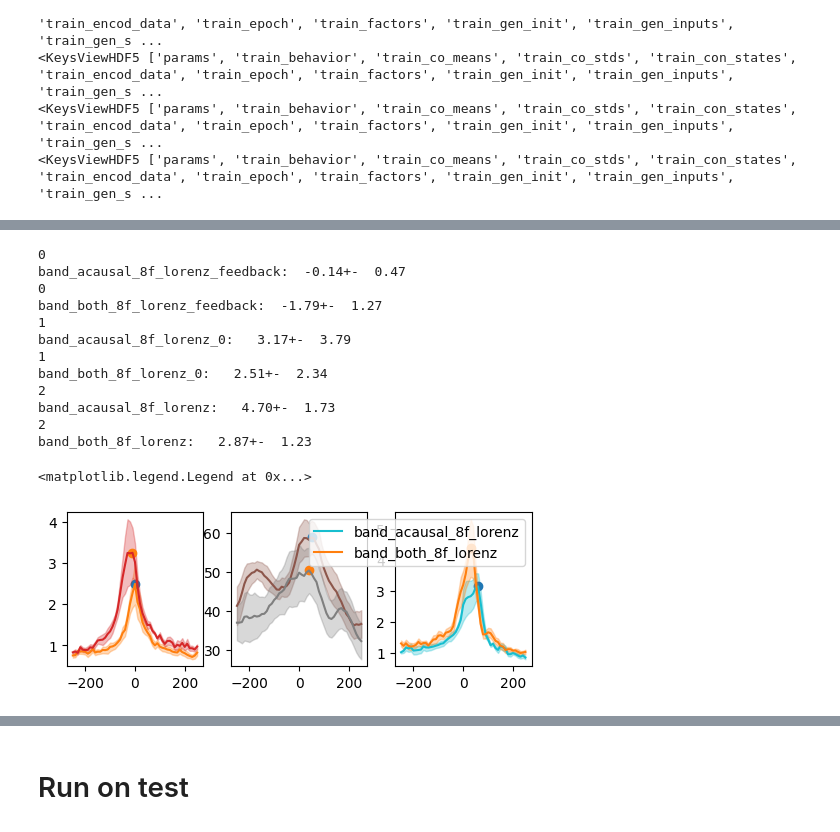
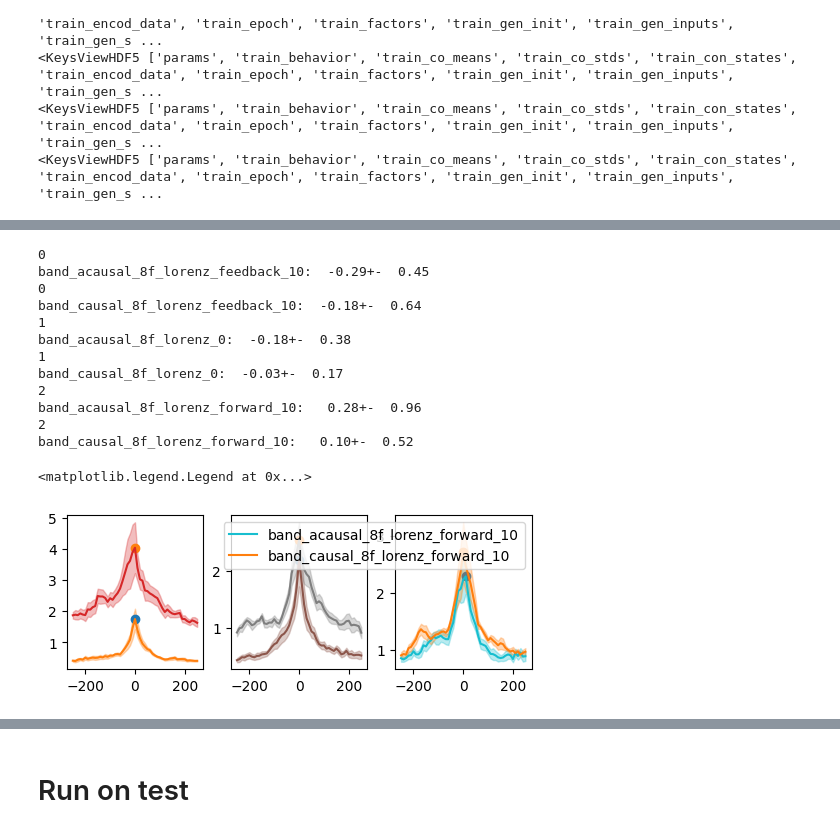
Before and after one commit to NinelK/BAND-torch, a Jupyter notebook: notebooks/post/compare_synthetic_pairs.ipynb, the cells around one changed output, grey strips where cells are left out. Saved outputs shown, nothing was run; the diff lists cells and outputs as text; code cells hidden in the pictures.

```diff
--- a/notebooks/post/compare_synthetic_pairs.ipynb
+++ b/notebooks/post/compare_synthetic_pairs.ipynb
@@ -30,13 +30,12 @@ bin_size_ms = 10
 # %%
 model_dests = []
 model_names = []
-for postfix in ['feedback','0','forward']:
+for postfix in ['feedback_10','0','forward_10']:
     dataset_name = f'lorenz_{postfix}'
-    this_model_names = ['lfads_acausal_8f_lorenz', 'band_acausal_8f_lorenz', 'lfads_both_8f_lorenz', 'band_both_8f_lorenz']
-    if postfix!='forward':
-        this_model_names = [model_name+'_'+postfix for model_name in this_model_names]
+    this_model_names = ['lfads_acausal_8f_lorenz', 'band_acausal_8f_lorenz', 'lfads_causal_8f_lorenz', 'band_causal_8f_lorenz']
+    this_model_names = [model_name+'_'+postfix for model_name in this_model_names]
 
-    best_model_dest = f"/disk/scratch/nkudryas/BAND-torch/runs/pbt-lorenz/{dataset_name}"
+    best_model_dest = f"/disk/scratch/nkudryas/BAND-torch/runs/pbt-lorenz_behrel_off20/{dataset_name}"
     model_dests = model_dests+[f"{best_model_dest}/{model_name}/best_model/" for model_name in this_model_names]
     model_names = model_names+this_model_names
     # models = [BAND(model_dir=model_dest) for model_dest in model_dests]
@@ -278,21 +297,23 @@ band_both_8f_lorenz:   3.84+-  1.00
 # Evaluate perturbed vs unperturbed trials
 # %%
 postfix='0'
-dataset_filename = f'/disk/scratch/nkudryas/BAND-torch/datasets/data_Synthetic_Lorenz_{postfix}.h5'
+dataset_filename = f'/disk/scratch/nkudryas/BAND-torch/datasets/data_Synthetic_Lorenz_behrel_{postfix}.h5'
 
 with h5py.File(dataset_filename, 'r') as f:
+    print(f.keys())
     train_data = f['train_recon_data'][:]
     valid_data = f['valid_recon_data'][:]
     # train_inds, valid_inds = f["train_inds"][:], f["valid_inds"][:]
     valid_epoch = f["valid_epoch"][:]
     true_train_beh = f['train_behavior'][:]
     true_valid_beh = f['valid_behavior'][:]
+    valid_latents = f['valid_true_latents'][:]
     true_valid_inputs = f['valid_true_inputs'][:]
     valid_is_perturbed = np.any(np.any(true_valid_inputs != 0,axis=1),axis=1)
 
 
-postfix='feedback'
-dataset_filename = f'/disk/scratch/nkudryas/BAND-torch/datasets/data_Synthetic_Lorenz_{postfix}.h5'
+postfix='feedback_10'
+dataset_filename = f'/disk/scratch/nkudryas/BAND-torch/datasets/data_Synthetic_Lorenz_behrel_{postfix}.h5'
 with h5py.File(dataset_filename, 'r') as f:
     true_valid_inputs_feedback = f['valid_true_inputs'][:]
     true_valid_beh_feedback = f['valid_behavior'][:]
@@ -301,9 +323,0 @@ with h5py.File(dataset_filename, 'r') as f:
-# %%
-from utils import input_norm_around_stim, r2_score
-
-t_before, t_after = 10,20
-time_axis = np.arange(-t_before,t_after)
-kick_idxs = [list(np.where(input)[0]) for input in true_valid_inputs_feedback.sum(-1)]
-for i in range(0,4):
-    plt.plot(time_axis, input_norm_around_stim(both_control_means[i], kick_idxs, t_before=10, t_after=20),label=model_names[i])
-plt.legend()
@@ -336,6 +347,7 @@ def merge_train_valid(train_data, valid_data, train_inds, valid_inds):
 # Get the paths to all data files
 both_factors = []
 both_behaviors = []
+both_behaviors_abl = []
 both_controls = []
 both_control_means = []
 both_control_stds = []
@@ -377,6 +389,7 @@ for model_name,model_dest in zip(model_names, model_dests):
         train_noci_factors = f["train_factors"][:]
         noci_factors = f["valid_factors"][:]
         noci_rates = f["valid_output_params"][:] / bin_width_sec
+        beh_abl = f['valid_output_behavior_params'][:]
 
     # train Ridge regression to predict behavior from factors (0lag)
     X_train = train_factors.reshape(-1,train_factors.shape[-1])
@@ -410,6 +423,7 @@ for model_name,model_dest in zip(model_names, model_dests):
 
     both_factors.append(factors)
     both_behaviors.append(beh)
+    both_behaviors_abl.append(beh_abl)
     both_rates.append(rates)
     both_noci_rates.append(noci_rates)
     both_controls.append(controls)
@@ -461,7 +487,7 @@ for mi, (model_name, model_dest) in enumerate(zip(model_names, model_dests)):
 fig, axes = plt.subplots(1,3, figsize=(6,2))
 
 id_maxs = []
-plot_order = ['feedback','0','lorenz']
+plot_order = ['feedback','lorenz','forward']
 for mi, (model_name, model_dest) in enumerate(zip(model_names, model_dests)):
     if 'band' in model_name:
         beh_W = beh_Ws_post[mi].T
@@ -473,41 +499,41 @@ for mi, (model_name, model_dest) in enumerate(zip(model_names, model_dests)):
         for _ in range(100):
             resample_factors = np.random.choice(in_features, size=in_features, replace=True)
             w = (beh_W[:,resample_factors]**2).sum(-1).sum(1)
             lags = np.arange(-25, 26)
             amp = np.zeros_like(lags, dtype=float)
             for k,lag in enumerate(lags):
                 amp[k] = np.sum(np.diag(w, k=lag))
             amps.append(amp)
         amps = np.array(amps)
 
-        postfix = model_name.split('_')[-1]
+        postfix = model_name.split('_')[-2]
         ax_i = np.where(np.array(plot_order)==postfix)[0][0]
         print(ax_i)
         ax = axes[ax_i]
 
         ax.plot(10*lags,amps.mean(0),label=model_name,c=f'C{mi}')
         ax.fill_between(10*lags, amps.mean(0)-amps.std(0), amps.mean(0)+amps.std(0), alpha=0.3,color=f'C{mi}')
         id_max = np.argmax(np.abs(amps.mean(0)))
         id_maxs.append(id_max)
         ax.scatter(10*lags[id_max], amps.mean(0)[id_max])
         distr_args = np.argmax(amps,axis=-1)
         print(f"{model_name}: {distr_args.mean()-25:6.2f}+-{distr_args.std():6.2f}")
 plt.legend()
 # %% [output]
 0
-band_acausal_8f_lorenz_feedback:  -0.14+-  0.47
+band_acausal_8f_lorenz_feedback_10:  -0.29+-  0.45
 0
-band_both_8f_lorenz_feedback:  -1.79+-  1.27
+band_causal_8f_lorenz_feedback_10:  -0.18+-  0.64
 1
-band_acausal_8f_lorenz_0:   3.17+-  3.79
+band_acausal_8f_lorenz_0:  -0.18+-  0.38
 1
-band_both_8f_lorenz_0:   2.51+-  2.34
+band_causal_8f_lorenz_0:  -0.03+-  0.17
 2
-band_acausal_8f_lorenz:   4.70+-  1.73
+band_acausal_8f_lorenz_forward_10:   0.28+-  0.96
 2
-band_both_8f_lorenz:   2.87+-  1.23
+band_causal_8f_lorenz_forward_10:   0.10+-  0.52
 <matplotlib.legend.Legend at 0x...>
-[figure, old version]
+[figure, new version]
 # %%
 # compute behavior seq2seq R2 for perturbed vs unperturbed trials, ablated vs non-ablated; plot a bar plot
 # valid_set['is_perturbed']
```
Also changed, not shown: parts of 33 cells of this notebook, 3 other files.
